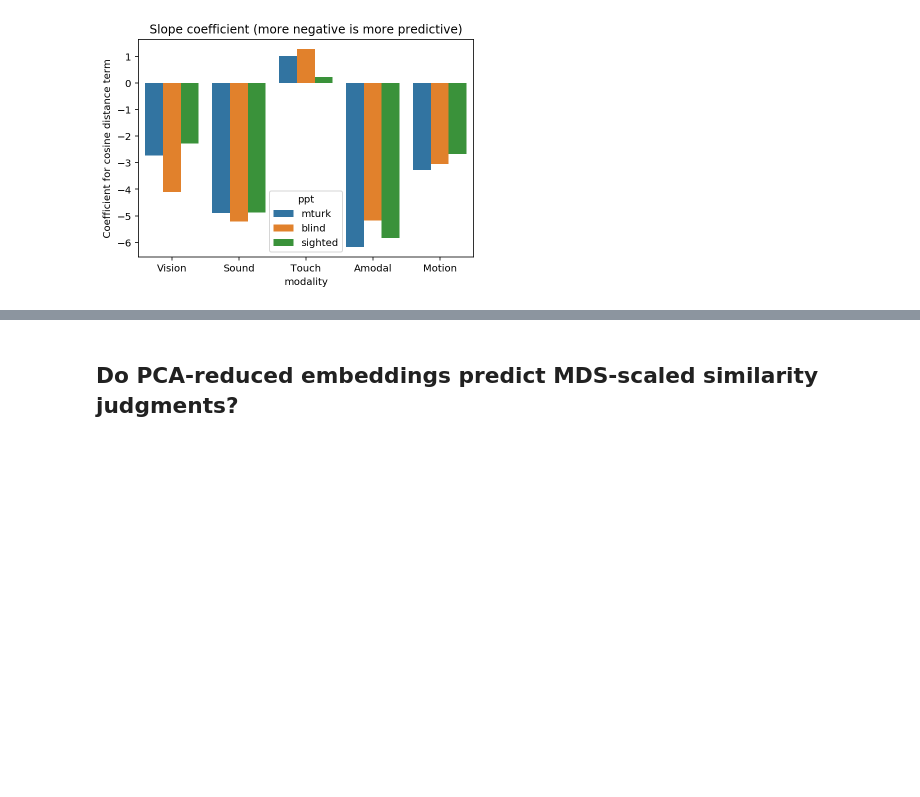
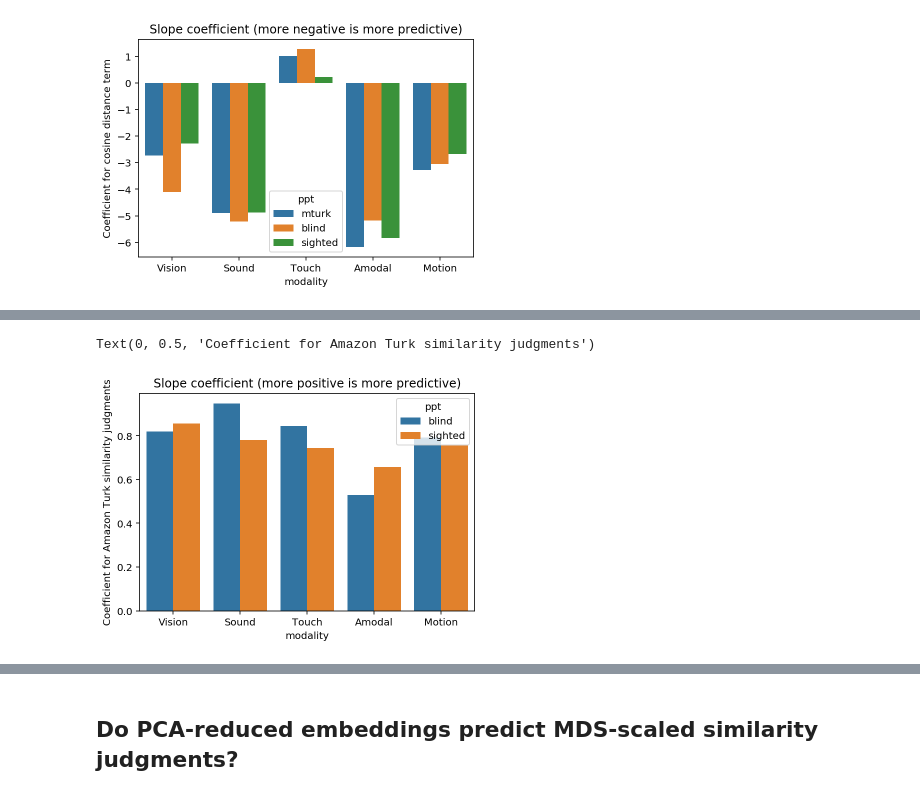
Before and after one commit to seantrott/abstract_concrete, a Jupyter notebook: comparing_to_humans.ipynb, the cells around one changed output, grey strips where cells are left out. Drawn from its saved outputs; the diff is of its cells as text; code cells hidden in the pictures; blank space fills up the shorter version.

```diff
--- a/comparing_to_humans.ipynb
+++ b/comparing_to_humans.ipynb
@@ -158,0 +201,8 @@ Text(0, 0.5, 'Coefficient for cosine distance term')
+# %%
+sns.barplot(data = df_modality_coef, #df_modality_r2[df_modality_r2['ppt']!="mturk"],
+           x = "modality", y ="coef_mturk", hue = "ppt")
+plt.title("Slope coefficient (more positive is more predictive)")
+plt.ylabel("Coefficient for Amazon Turk similarity judgments")
+# %% [output]
+Text(0, 0.5, 'Coefficient for Amazon Turk similarity judgments')
+[figure, added]
```
Also changed, not shown: parts of 9 cells of this notebook.
